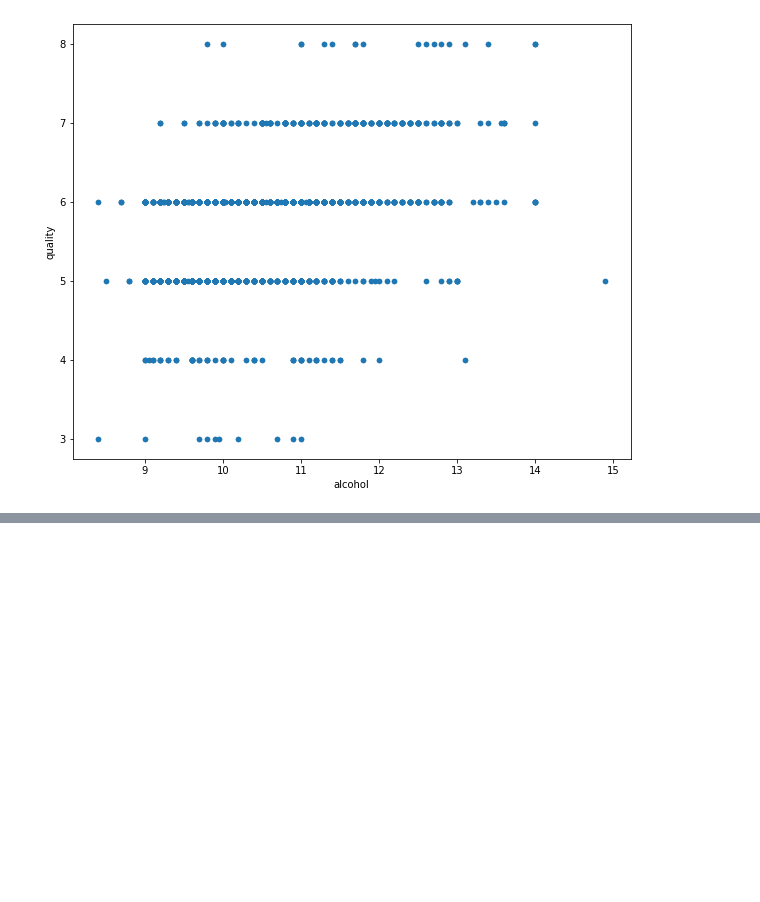
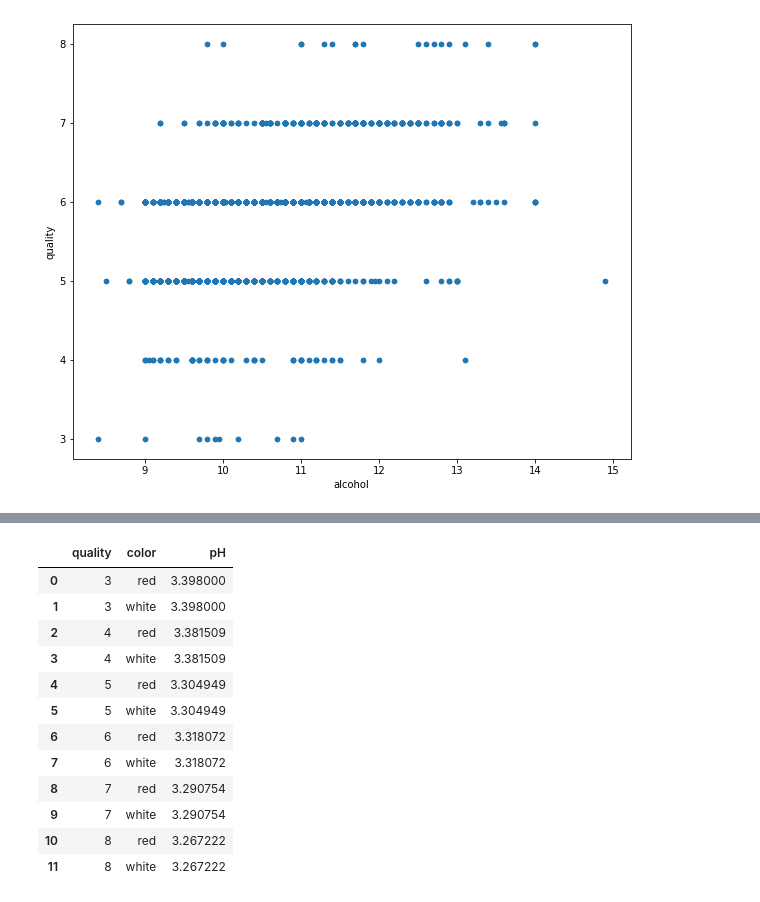
Before and after one commit to jumbamark/data_analysis, a Jupyter notebook: case_studies/first/wine_chemical_properties.ipynb, the cells around one changed output, grey strips where cells are left out. Cells and saved outputs as stored; diff of their text form; code cells hidden in the pictures; blank space fills up the shorter version.

```diff
--- a/case_studies/first/wine_chemical_properties.ipynb
+++ b/case_studies/first/wine_chemical_properties.ipynb
@@ -315,0 +382,17 @@ df.plot(kind="scatter", y="quality", x="alcohol", figsize=(10, 8));
+# %%
+# if you dont want the list as index
+wine_data.groupby(['quality', 'color'], as_index=False)['pH'].mean()
+# %% [output]
+|  | quality | color | pH |
+| 0 | 3 | red | 3.398000 |
+| 1 | 3 | white | 3.398000 |
+| 2 | 4 | red | 3.381509 |
+| 3 | 4 | white | 3.381509 |
+| 4 | 5 | red | 3.304949 |
+| 5 | 5 | white | 3.304949 |
+| 6 | 6 | red | 3.318072 |
+| 7 | 6 | white | 3.318072 |
+| 8 | 7 | red | 3.290754 |
+| 9 | 7 | white | 3.290754 |
+| 10 | 8 | red | 3.267222 |
+| 11 | 8 | white | 3.267222 |
```
Also changed, not shown: parts of 14 cells of this notebook, 2 other files.
